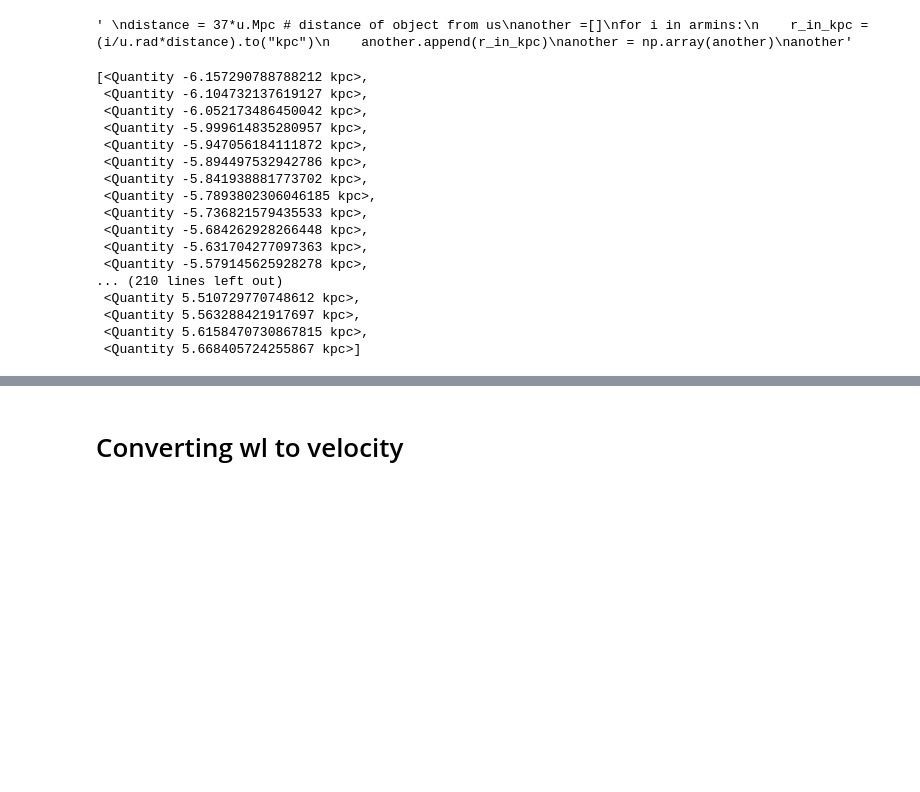
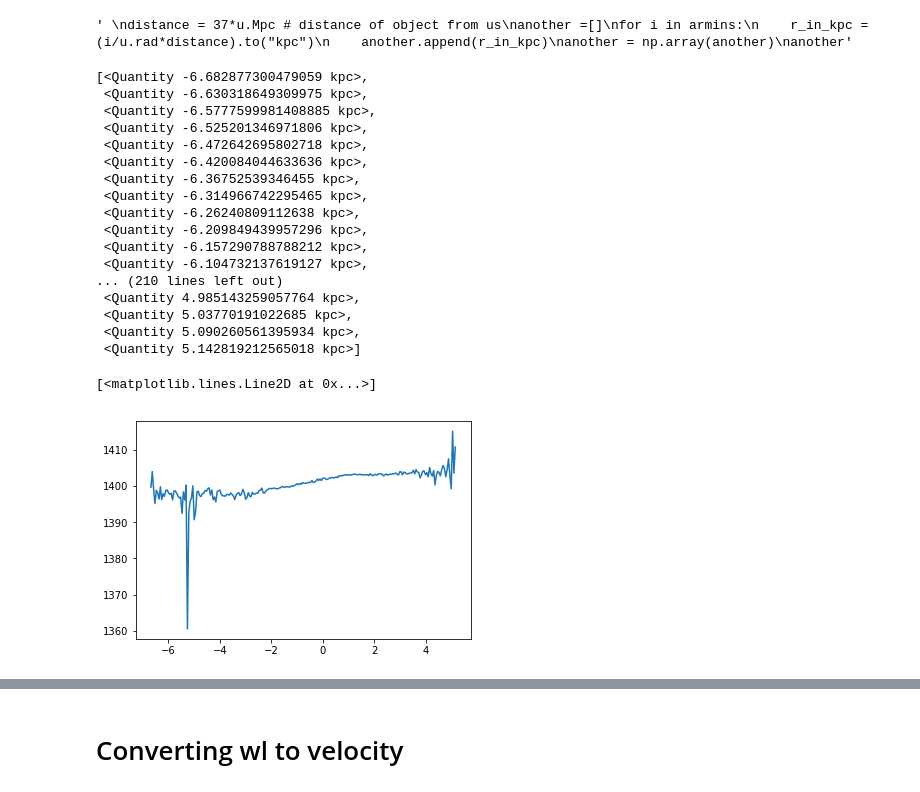
Before and after one commit to deerow22/data_reduction_scrap, a Jupyter notebook: Catch22.ipynb, the cells around one changed output, grey strips where cells are left out. Drawn from its saved outputs; the diff is of its cells as text; code cells hidden in the pictures; blank space fills up the shorter version.

```diff
--- a/Catch22.ipynb
+++ b/Catch22.ipynb
@@ -629,11 +718,18 @@ another'''
 # %% [output]
 ' \ndistance = 37*u.Mpc # distance of object from us\nanother =[]\nfor i in armins:\n    r_in_kpc = (i/u.rad*distance).to("kpc")\n    another.append(r_in_kpc)\nanother = np.array(another)\nanother'
 # %%
+#good
+#converts pixels to kpc (distance profile)
 arcmins = []
 another =[]
 more = []
 
-for i in location_pix:#space_pix_correction2:
+#below for reference
+#distance_pix_wrtcore = space_pix_correction2 - spatial_core_pix
+
+
+#converts pix to kpc and saves as quantity list
+for i in distance_pix_wrtcore:#space_pix_correction2:
     r_in_arcmin = 1*u.arcmin
     redplatescale = 0.293*u.arcsec/u.pixel
     dbsp_pix_equiv = u.pixel_scale(redplatescale)
@@ -642,30 +738,37 @@ for i in location_pix:#space_pix_correction2:
     #print(type(r_in_arcmin))
     distance = 37*u.Mpc # distance of object from us
     r_in_kpc = (r_in_arcmin/u.rad*distance).to("kpc")
-    #print(r_in_kpc) #WTF THESE ARE HUGE!!! 73Kpc?!?!?!?!?
+    #print(r_in_kpc)
     ##more = [r_in_kpc]
     more = r_in_kpc
     another.append(more)
 #another = np.array(another)
 another
 # %% [output]
-[<Quantity -6.157290788788212 kpc>,
+[<Quantity -6.682877300479059 kpc>,
+ <Quantity -6.630318649309975 kpc>,
+ <Quantity -6.5777599981408885 kpc>,
+ <Quantity -6.525201346971806 kpc>,
+ <Quantity -6.472642695802718 kpc>,
+ <Quantity -6.420084044633636 kpc>,
+ <Quantity -6.36752539346455 kpc>,
+ <Quantity -6.314966742295465 kpc>,
+ <Quantity -6.26240809112638 kpc>,
+ <Quantity -6.209849439957296 kpc>,
+ <Quantity -6.157290788788212 kpc>,
  <Quantity -6.104732137619127 kpc>,
- <Quantity -6.052173486450042 kpc>,
- <Quantity -5.999614835280957 kpc>,
- <Quantity -5.947056184111872 kpc>,
- <Quantity -5.894497532942786 kpc>,
- <Quantity -5.841938881773702 kpc>,
- <Quantity -5.7893802306046185 kpc>,
- <Quantity -5.736821579435533 kpc>,
- <Quantity -5.684262928266448 kpc>,
- <Quantity -5.631704277097363 kpc>,
- <Quantity -5.579145625928278 kpc>,
 ... (210 lines left out)
- <Quantity 5.510729770748612 kpc>,
- <Quantity 5.563288421917697 kpc>,
- <Quantity 5.6158470730867815 kpc>,
- <Quantity 5.668405724255867 kpc>]
+ <Quantity 4.985143259057764 kpc>,
+ <Quantity 5.03770191022685 kpc>,
+ <Quantity 5.090260561395934 kpc>,
+ <Quantity 5.142819212565018 kpc>]
+# %%
+#good
+#demonstrating a BETTER WAY to plot quantity arrays thats easier than what i did above and below to get it to plot
+plt.plot(u.Quantity(another), wl_pix_corrected)
+# %% [output]
+[<matplotlib.lines.Line2D at 0x...>]
+[figure, added]
 # %%
 from astropy.visualization import quantity_support
 quantity_support()
```
Also changed, not shown: parts of 35 cells of this notebook.
